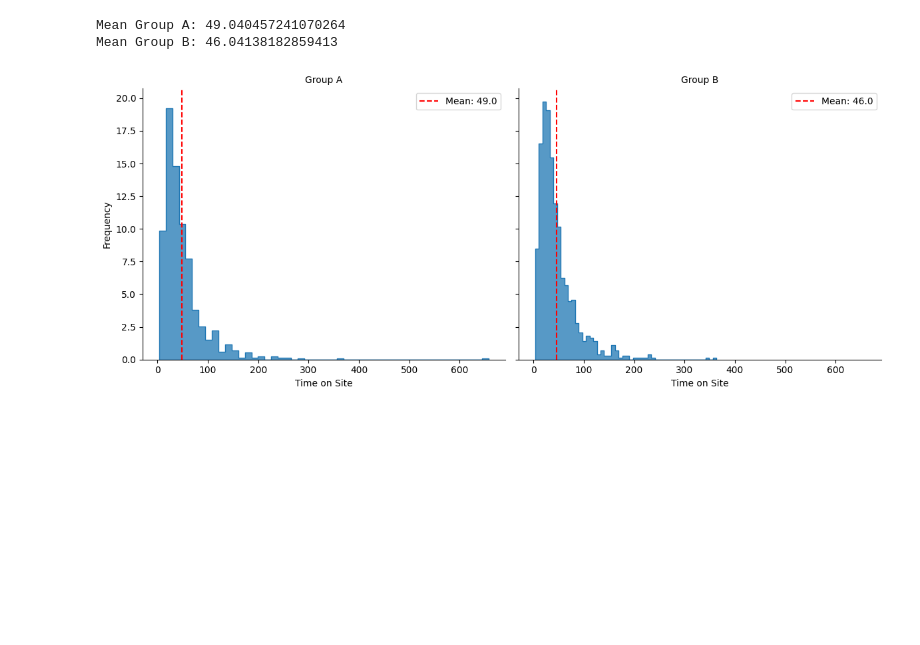
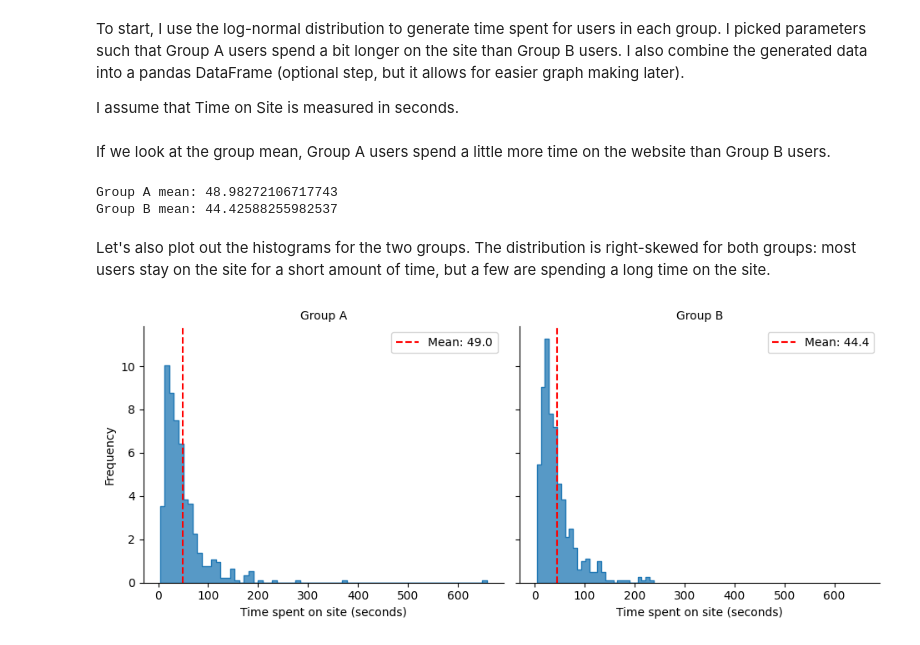
Before and after one commit to h-luu/ab-test, a Jupyter notebook: notebooks/central_limit_theorem_time_spent.ipynb, the cells around one changed output. Saved outputs shown, nothing was run; the diff lists cells and outputs as text; code cells hidden in the pictures; blank space fills up the shorter version.

```diff
--- a/notebooks/central_limit_theorem_time_spent.ipynb
+++ b/notebooks/central_limit_theorem_time_spent.ipynb
@@ -12,38 +16,46 @@ Time on site (log-normal)
+# %% [markdown]
+To start, I use the log-normal distribution to generate time spent for users in each group.  I picked parameters such that Group A users spend a bit longer on the site than Group B users. I also combine the generated data into a pandas DataFrame (optional step, but it allows for easier graph making later).
+
+I assume that Time on Site is measured in seconds.
 # %%
+# Generate data
+np.random.seed(42)
 mu_A, mu_B, scale = 3.6, 3.5, 0.75
-time_A = np.random.lognormal(mean=mu_A, sigma=scale, size=1000)
-time_B = np.random.lognormal(mean=mu_B, sigma=scale, size=1000)
+time_A = np.random.lognormal(mean=mu_A, sigma=scale, size=500)
+time_B = np.random.lognormal(mean=mu_B, sigma=scale, size=500)
+
+# Combine into a dataframe
+df = pd.DataFrame({
+    'Time on Site': np.concatenate([time_A, time_B]),
+    'Group': ['A'] * len(time_A) + ['B'] * len(time_B)
+})
+# %% [markdown]
+If we look at the group mean, Group A users spend a little more time on the website than Group B users.
 # %%
-print("Mean Group A:", np.mean(time_A))
-print("Mean Group B:", np.mean(time_B))
+# Calculate group means
+group_means = df.groupby('Group')['Time on Site'].mean().to_dict()
+for key, val in group_means.items():
+    print(f"Group {key} mean: {val}")
 # %% [output]
-Mean Group A: 49.040457241070264
-Mean Group B: 46.04138182859413
+Group A mean: 48.98272106717743
+Group B mean: 44.42588255982537
+# %% [markdown]
+Let's also plot out the histograms for the two groups. The distribution is right-skewed for both groups: most users stay on the site for a short amount of time, but a few are spending a long time on the site.
 # %%
-# Combine into long-format DataFrame
-df = pd.DataFrame({
-    'Time on Site': np.concatenate([time_A, time_B]),
-    'Group': ['A'] * len(time_A) + ['B'] * len(time_B)
-})
-
-# Calculate group means (for vertical lines)
-group_means = df.groupby('Group')['Time on Site'].mean().to_dict()
-
-# Create FacetGridb
-g = sns.FacetGrid(df, col='Group', height=5, aspect=1.2, sharey=True)
-g.map_dataframe(sns.histplot, x='Time on Site', bins=50, stat='frequency', element='step')
+# Create FacetGrid
+g = sns.FacetGrid(df, col='Group', height=4, aspect=1.2, sharey=True)
+g.map_dataframe(sns.histplot, x='Time on Site', stat='frequency', element='step')
 
 # Add vertical mean lines to each subplot
 for ax, group in zip(g.axes.flat, group_means):
     mean_val = group_means[group]
     ax.axvline(mean_val, color='red', linestyle='--', label=f'Mean: {mean_val:.1f}')
     ax.legend()
 
 # Tweak labels
 g.set_titles("Group {col_name}")
-g.set_axis_labels("Time on Site", "Frequency")
-
+g.set_axis_labels("Time spent on site (seconds)", "Frequency")
 plt.show()
 # %% [output]
-[figure, old version]
+[figure, new version]
 # %% [markdown]
```
Also changed, not shown: parts of 10 cells of this notebook.
